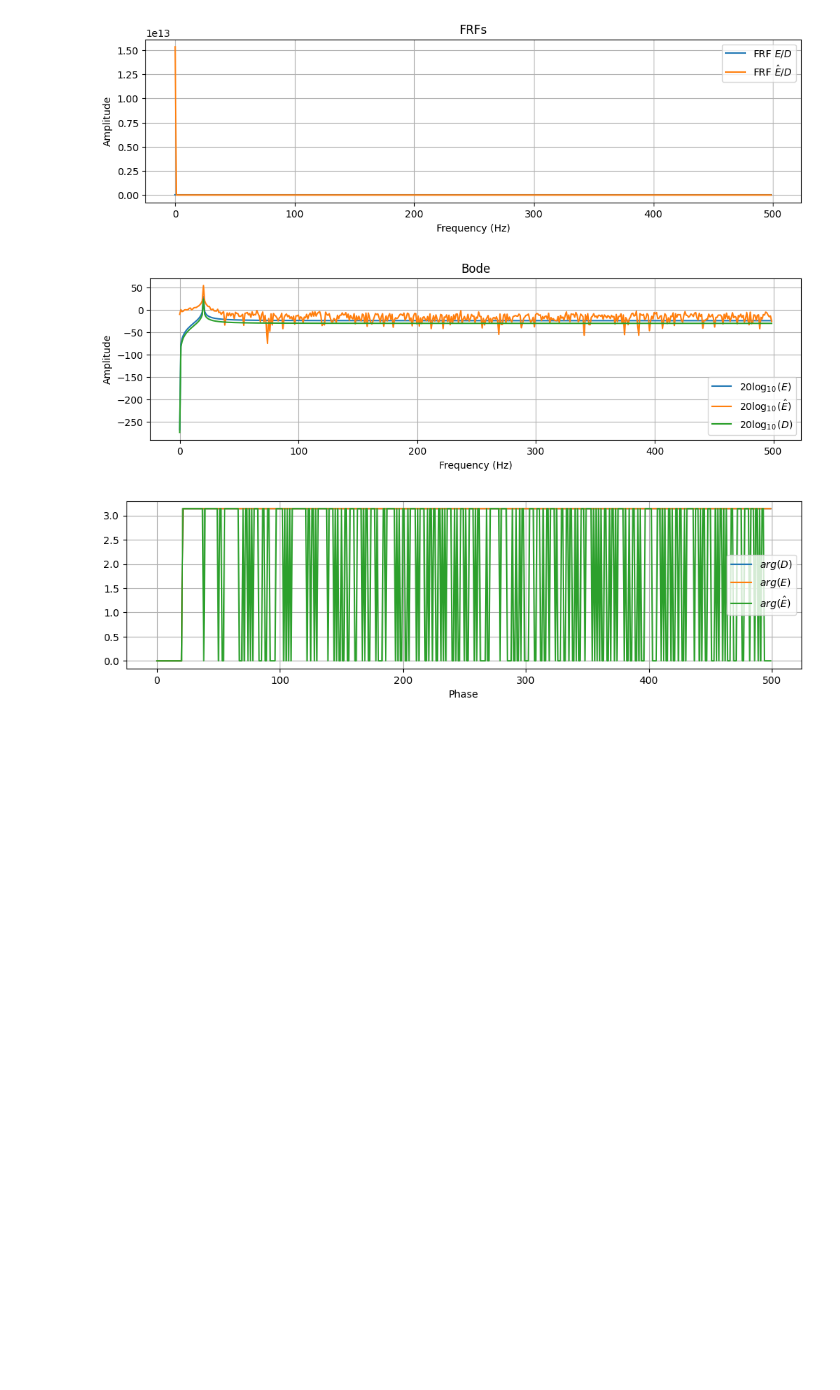
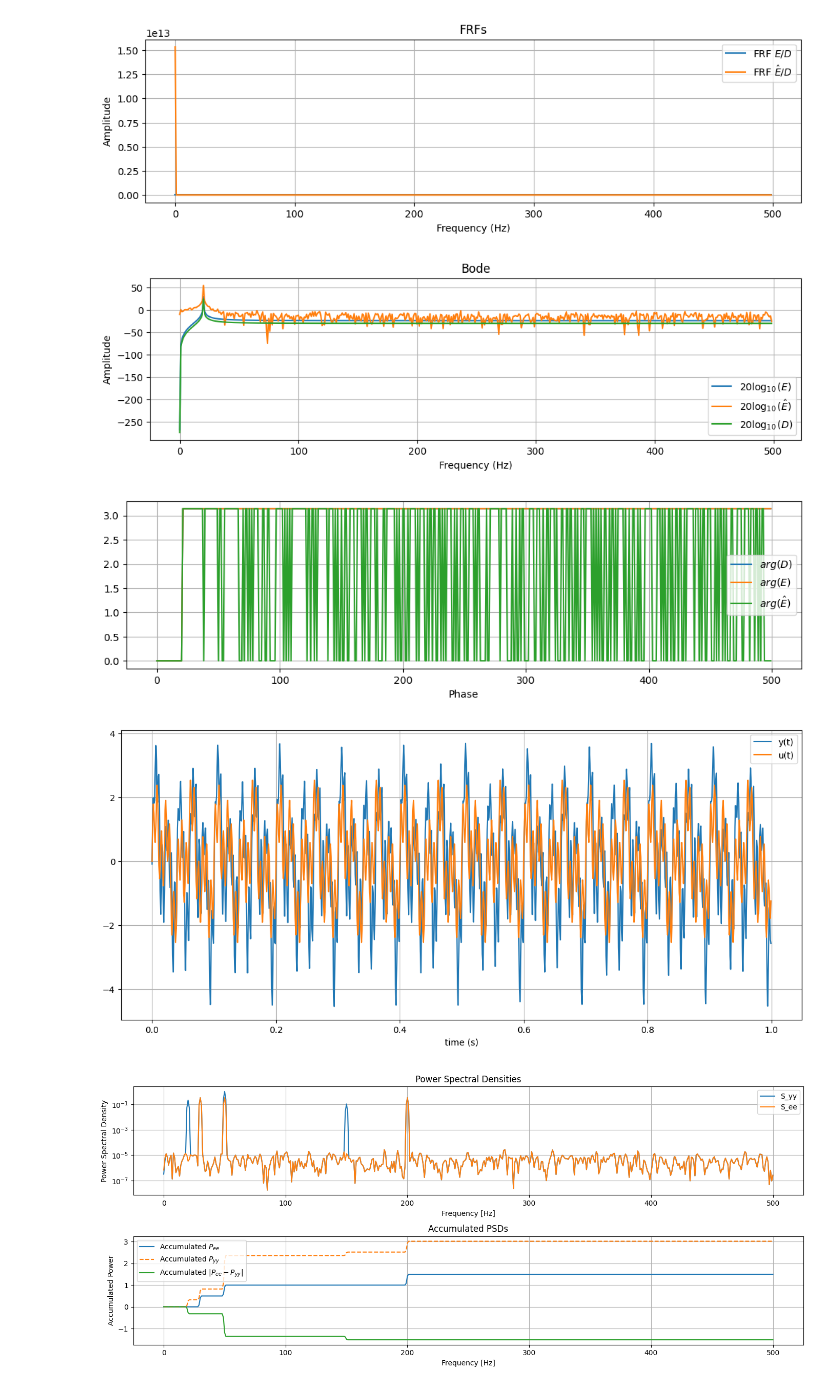
Before and after one commit to Dany-L/SecGen, a Jupyter notebook: scripts/notebooks/dft.ipynb, the cells around one changed output. Cells and saved outputs as stored; diff of their text form; code cells hidden in the pictures; blank space fills up the shorter version.

```diff
--- a/scripts/notebooks/dft.ipynb
+++ b/scripts/notebooks/dft.ipynb
@@ -206,3 +206,80 @@ RMSE = 18
 [figure]
 [figure]
 [figure]
+# %%
+import numpy as np
+import matplotlib.pyplot as plt
+from scipy.signal import welch, lfilter
+
+# --- 1. Simulate a multisine input ---
+fs = 1000  # Sampling frequency
+T = 1      # Duration in seconds
+t = np.linspace(0, T, int(fs*T), endpoint=False)
+frequencies = [20, 50, 150]  # Multisine components
+u = sum(np.sin(2 * np.pi * f * t) for f in frequencies)
+
+# --- 2. Define a "true" nonlinear system ---
+# Linear part: simple second-order system
+b = [0.1, 0.2, 0.1]
+a = [1, -0.8, 0.3]
+y_linear = lfilter(b, a, u)
+
+# Nonlinear part + noise
+frequencies = [30, 50, 200]  # Multisine components
+nonlinear_effect = sum(np.sin(2 * np.pi * f * t) for f in frequencies)
+# nonlinear_effect = 0.01 * u**2
+noise = 0.05 * np.random.randn(len(t))
+
+# Total output
+y = y_linear + nonlinear_effect + noise
+e = y - y_linear  # Residual error
+
+# --- 3. Compute PSDs ---
+f, Puu = welch(u, fs, nperseg=1024)
+_, Pyy = welch(y, fs, nperseg=1024)
+_, Pyy_lin = welch(y_linear, fs, nperseg=1024)
+_, Pee = welch(e, fs, nperseg=1024)
+Pyy_linear = np.abs(np.fft.fft(b, len(Puu)))**2 * Puu  # Approximate linear part PSD
+
+fig, ax = plt.subplots(figsize=(14,6))
+ax.plot(t,y, label='y(t)')
+ax.plot(t,u, label='u(t)')
+ax.set_xlabel('time (s)')
+ax.grid()
+ax.legend()
+
+# Accumulated (integrated) PSDs
+acc_Pee = np.cumsum(Pee) * (f[1] - f[0])
+acc_Pyy = np.cumsum(Pyy) * (f[1] - f[0])
+
+# --- 4. Plot ---
+plt.figure(figsize=(14, 6))
+
+# PSD plot
+plt.subplot(2, 1, 1)
+plt.semilogy(f, Pyy, label="S_yy")
+plt.semilogy(f, Pee, label="S_ee")
+# plt.semilogy(f, Pyy_lin,label="S_yy_lin")
+# plt.semilogy(f, Puu, label="Input PSD (S_uu)")
+plt.xlabel("Frequency [Hz]")
+plt.ylabel("Power Spectral Density")
+plt.title("Power Spectral Densities")
+plt.legend()
+plt.grid(True)
+
+# Accumulated error plot
+plt.subplot(2, 1, 2)
+plt.plot(f, acc_Pee, label=r"Accumulated $P_{ee}$")
+plt.plot(f, acc_Pyy, label=r"Accumulated $P_{yy}$", linestyle='--')
+plt.plot(f, acc_Pee - acc_Pyy, label=r'Accumulated $|P_{ee}-P_{yy}|$')
+plt.xlabel("Frequency [Hz]")
+plt.ylabel("Accumulated Power")
+plt.title("Accumulated PSDs")
+plt.legend()
+plt.grid(True)
+
+plt.tight_layout()
+plt.show()
+# %% [output]
+[figure, added]
+[figure, added]
```
Also changed, not shown: 2 other files.
